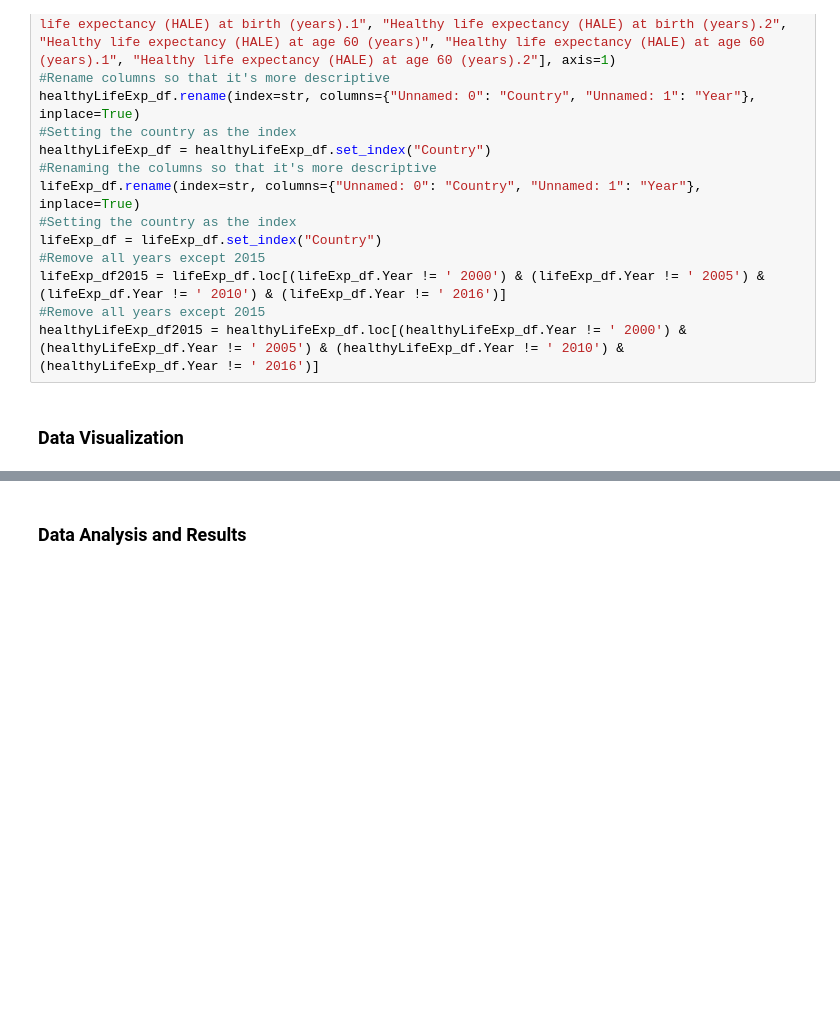
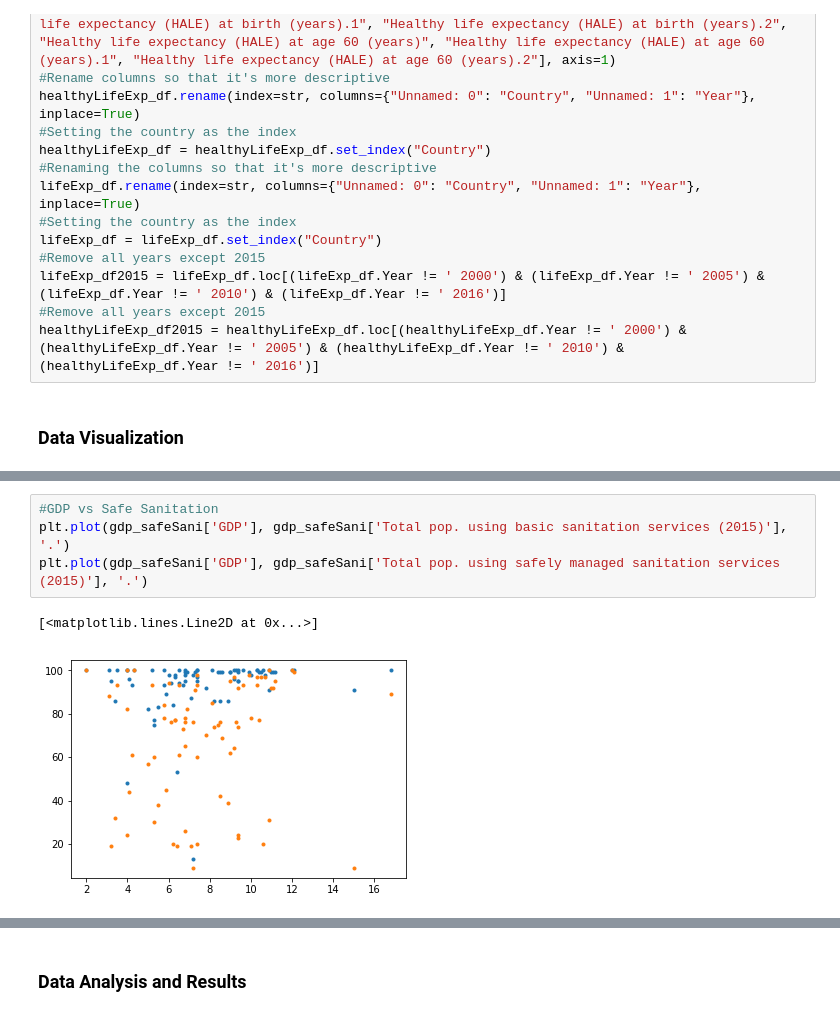
Before and after one commit to debbievo/COGS108_Repo, a Jupyter notebook: FinalProject.ipynb, the cells around one changed output, grey strips where cells are left out. Saved outputs shown, nothing was run; the diff lists cells and outputs as text; blank space fills up the shorter version.

```diff
--- a/FinalProject.ipynb
+++ b/FinalProject.ipynb
@@ -162,0 +202,7 @@ healthyLifeExp_df2015 = healthyLifeExp_df.loc[(healthyLifeExp_df.Year != ' 2000'
+# %%
+#GDP vs Safe Sanitation
+plt.plot(gdp_safeSani['GDP'], gdp_safeSani['Total pop. using basic sanitation services (2015)'], '.')
+plt.plot(gdp_safeSani['GDP'], gdp_safeSani['Total pop. using safely managed sanitation services (2015)'], '.')
+# %% [output]
+[<matplotlib.lines.Line2D at 0x...>]
+[figure, added]
```
Also changed, not shown: parts of 5 cells of this notebook.
